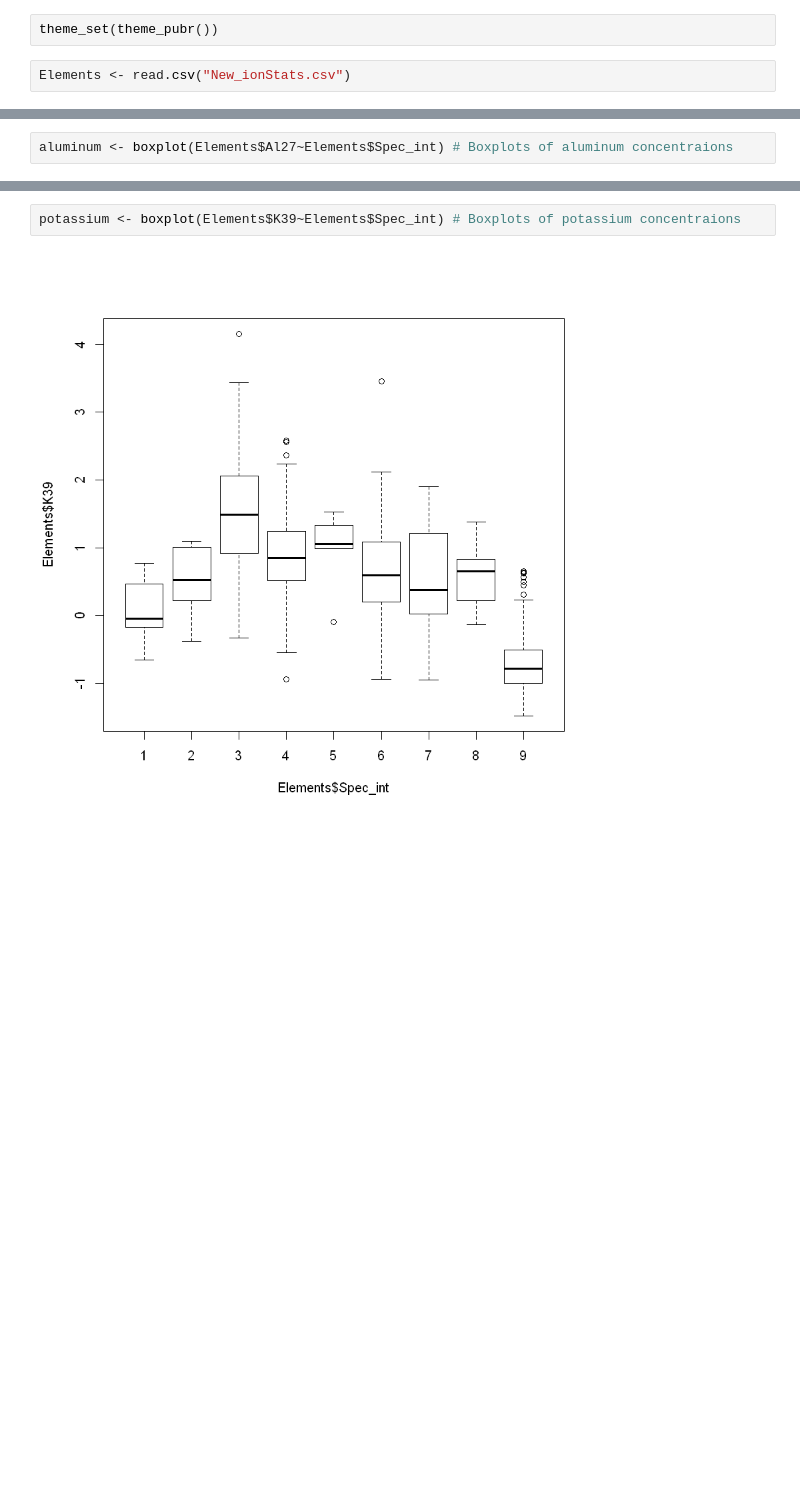
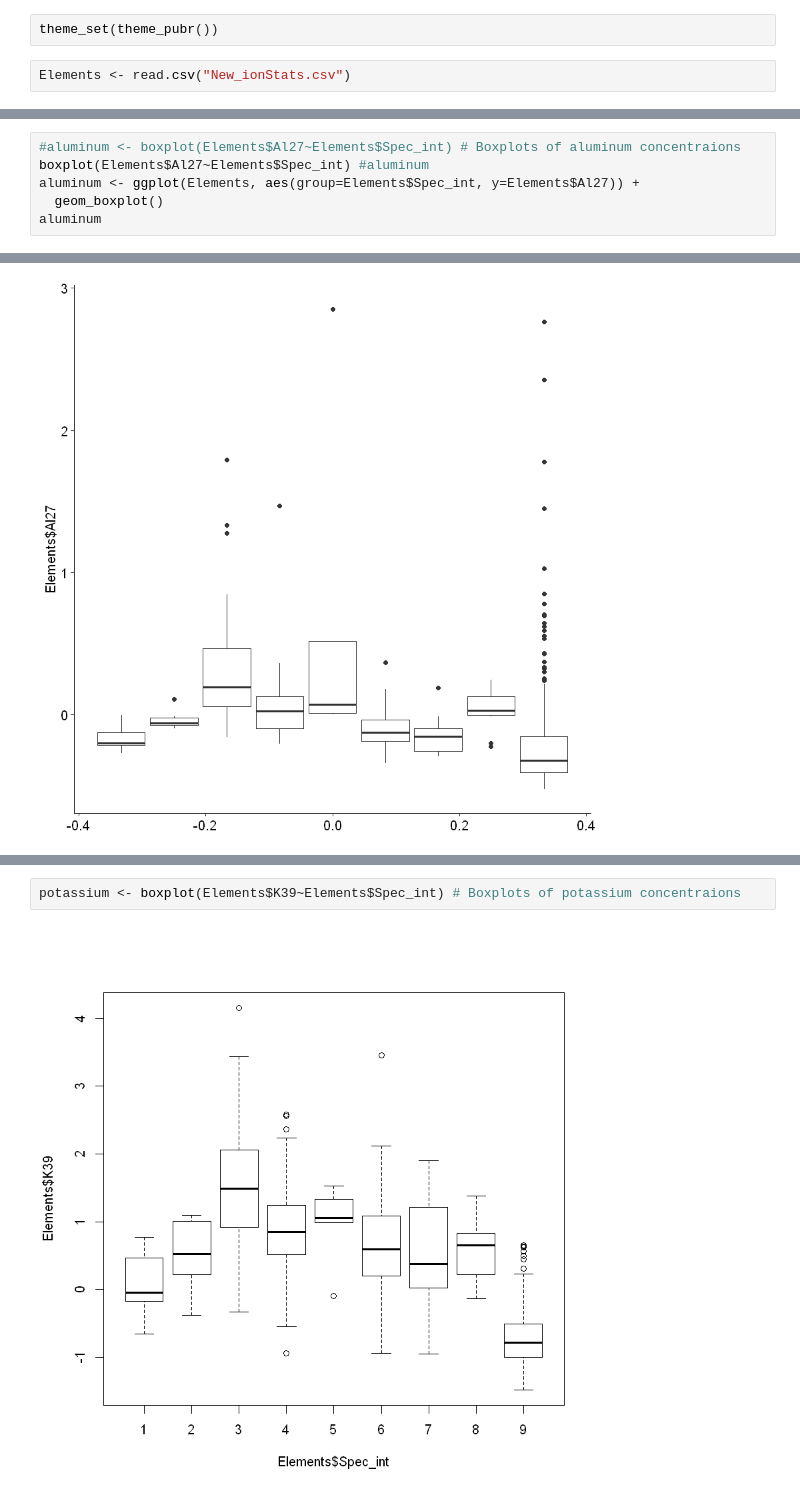
Before and after one commit to Kovacs-Lab/Aim-3, a Jupyter notebook: Ionomics/Boxplots.ipynb, the cells around one changed output, grey strips where cells are left out. Cells and saved outputs as stored; diff of their text form; blank space fills up the shorter version.

```diff
--- a/Ionomics/Boxplots.ipynb
+++ b/Ionomics/Boxplots.ipynb
@@ -47,3 +59,7 @@ magnesium <- boxplot(Elements$Mg26~Elements$Spec_int) # Boxplots of magnesium co
 # %%
-aluminum <- boxplot(Elements$Al27~Elements$Spec_int) # Boxplots of aluminum concentraions
+#aluminum <- boxplot(Elements$Al27~Elements$Spec_int) # Boxplots of aluminum concentraions
+boxplot(Elements$Al27~Elements$Spec_int) #aluminum
+aluminum <- ggplot(Elements, aes(group=Elements$Spec_int, y=Elements$Al27)) +
+  geom_boxplot()
+aluminum
 # %% [output]
@@ -50,2 +68,3 @@ aluminum <- boxplot(Elements$Al27~Elements$Spec_int) # Boxplots of aluminum conc
 [figure]
+[figure, added]
 # %%
```
Also changed, not shown: parts of 7 cells of this notebook.
